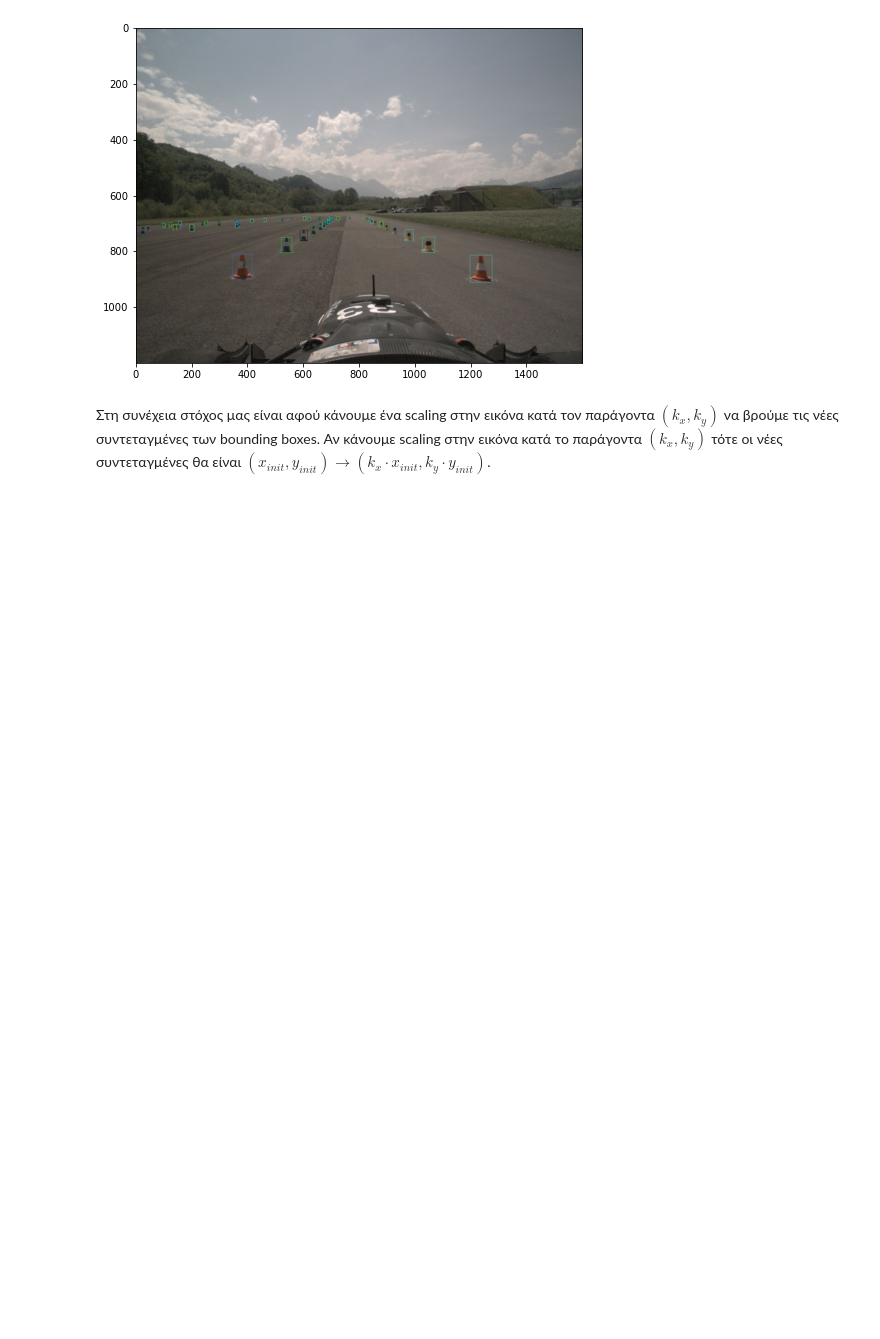
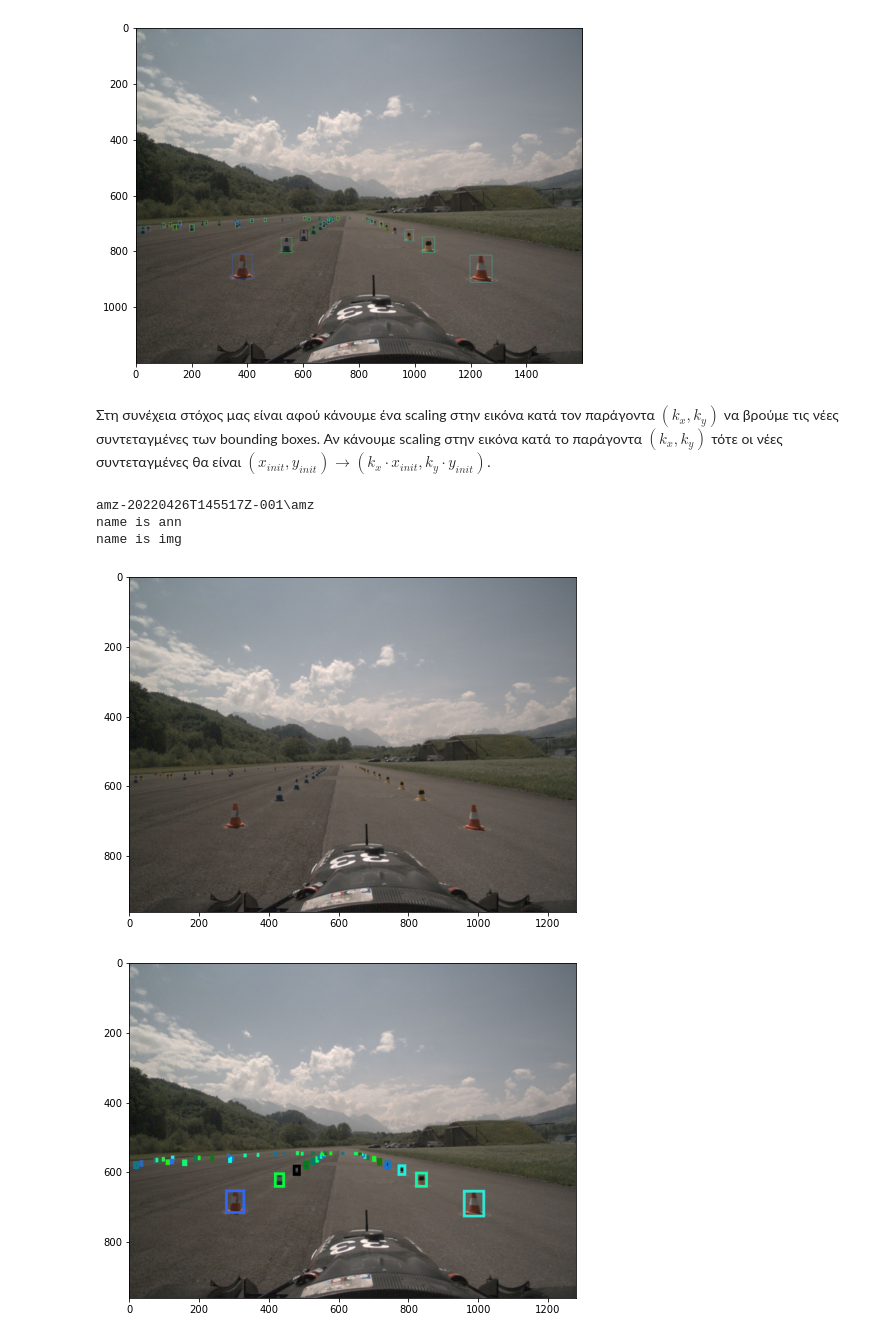
Before and after one commit to prom-racing-ntua/P23-DV, a Jupyter notebook: YOLO neural network/main.ipynb, the cells around one changed output. Cells and saved outputs as stored; diff of their text form; code cells hidden in the pictures; blank space fills up the shorter version.

```diff
--- a/YOLO neural network/main.ipynb
+++ b/YOLO neural network/main.ipynb
@@ -94,3 +95,79 @@ plt.imshow(torch.permute(x, (1, 2, 0)))
 [figure]
 # %% [markdown]
 Στη συνέχεια στόχος μας είναι αφού κάνουμε ένα scaling στην εικόνα κατά τον παράγοντα $ (k_x, k_y) $ να βρούμε τις νέες συντεταγμένες των bounding boxes. Αν κάνουμε scaling στην εικόνα κατά το παράγοντα $ (k_x,k_y) $ τότε οι νέες συντεταγμένες θα είναι $ (x_{init},y_{init}) \rightarrow (k_x \cdot x_{init},k_y \cdot y_{init}) $.
+# %%
+class Transform(object):
+    def __init__(self, img_shape=None):
+        self.shape = img_shape
+        self.t = transforms.Compose([
+            transforms.CenterCrop((self.shape[0] - 280, self.shape[1] - 280)),
+            transforms.Resize((960, 1280))
+        ])
+
+    def __call__(self, s):
+        return self.t(s)
+
+class YOLOdataset(Dataset):
+    def __init__(self, path):
+        self.path = path
+        self.final_size = np.array([960, 1280])
+        self.AMZ_crop = np.array([280, 280])
+        self.images, self.image_boxes = self.get_images_boxes_labels()
+
+    def get_images_boxes_labels(self):
+        images = []
+        boxes = []
+        labels = []
+        for j in os.listdir(path=self.path):
+            new_path = os.path.join(self.path, j)
+            print(new_path)
+            for name in os.listdir(new_path):
+                new_path1 = os.path.join(new_path, name)
+                print('name is', name)
+                if name == 'img':
+                    i = 0
+                    for img_name in os.listdir(path=new_path1):
+                        img_path = os.path.join(new_path1, img_name)
+                        image = torchvision.io.read_image(img_path)
+                        image_transform = Transform(img_shape=image.shape[1:3])
+                        image = image_transform(image)
+                        images.append(image)
+                        i += 1
+                        if i == 100: break
+
+                elif name == 'ann':
+                    for json_name in os.listdir(new_path1):
+                        json_path = os.path.join(new_path1, json_name)
+                        with open(json_path) as f:
+                            data = json.load(f)
+                        images_boxes = []
+                        image_dimensions = np.asarray(list(data['size'].values()))
+                        for obj in data['objects']:
+                            box_coordinates = np.asarray(obj['points']['exterior'])  # the coordinates are in the form of embedded list [[x_min, y_min], [x_max, y_max]]
+                            new_box_coordinates = functions.new_boxes_coordinates(image_size=image_dimensions, final_size=self.final_size, box_coordinates=box_coordinates, crop=self.AMZ_crop)
+                            images_boxes.append(new_box_coordinates)
+                        boxes.append(images_boxes)
+
+        return images, boxes
+
+
+t = YOLOdataset(path='amz-20220426T145517Z-001')
+
+
+
+image = t.images[0]
+boxes = t.image_boxes[0]
+boxes = torch.from_numpy(np.asarray(boxes)).view(50, 4)
+plt.figure(figsize=(8, 8))
+plt.imshow(torch.permute(image, (1, 2, 0)))
+plt.show()
+image = draw_bounding_boxes(image, boxes, width=8)
+plt.figure(figsize=(8, 8))
+plt.imshow(torch.permute(image, (1, 2, 0)))
+plt.show()
+# %% [output]
+amz-20220426T145517Z-001\amz
+name is ann
+name is img
+[figure, added]
+[figure, added]
```
Also changed, not shown: parts of 1 cell of this notebook.
